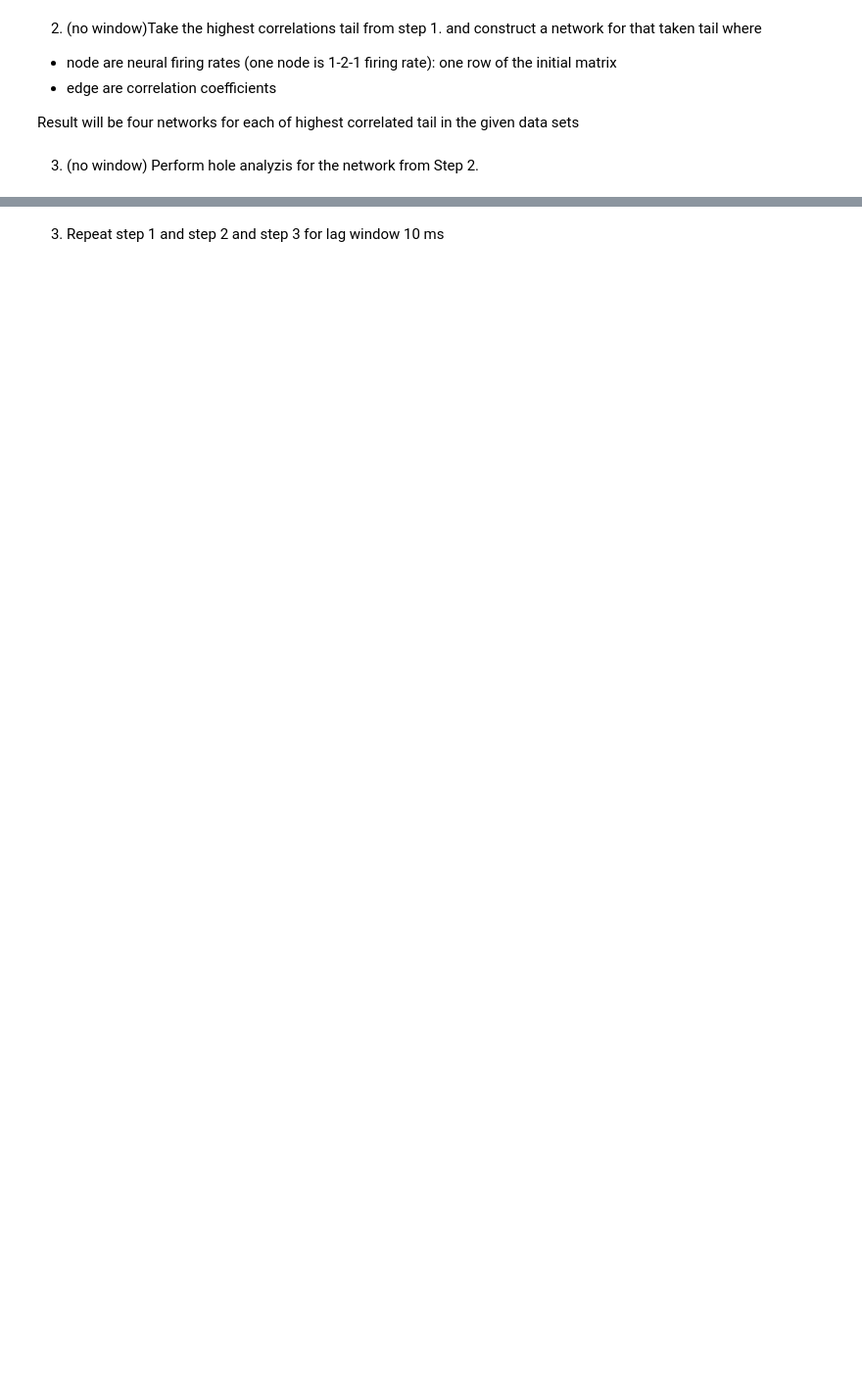
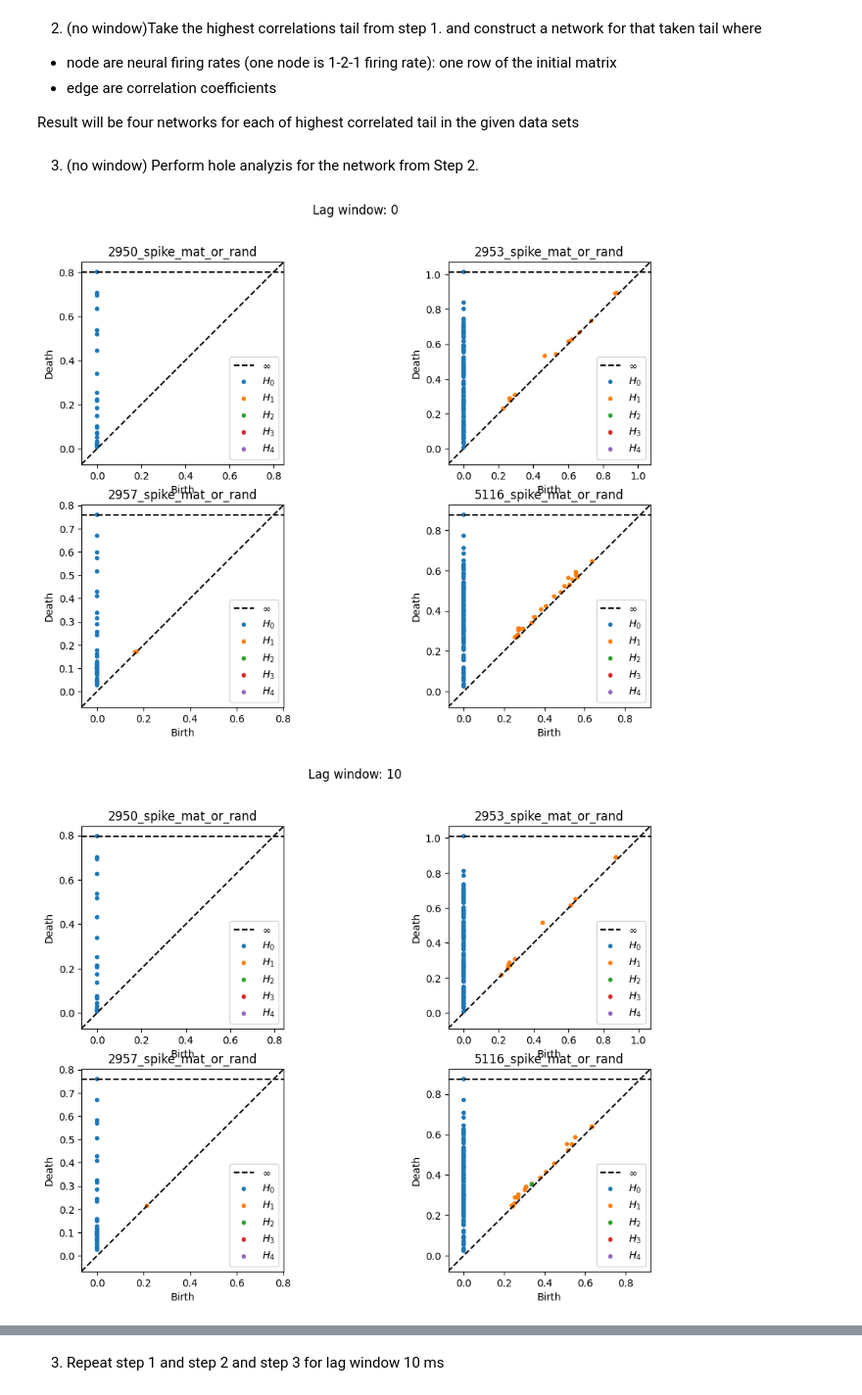
Before and after one commit to kotokote/HigherOrderCorrelations, a Jupyter notebook: codeForPaper/start.ipynb, the cells around one changed output, grey strips where cells are left out. Shown: that part at 98% size. Drawn from its saved outputs; the diff is of its cells as text; code cells hidden in the pictures; blank space fills up the shorter version.

```diff
--- a/codeForPaper/start.ipynb
+++ b/codeForPaper/start.ipynb
@@ -138,3 +150,18 @@ We want to keep the tail representing the highest correlations
 Result will be four networks for each of highest correlated tail in the given data sets
 # %% [markdown]
 3. (no window) Perform hole analyzis for the network from Step 2.
+# %%
+from ripser import ripser
+from persim import plot_diagrams
+
+for lag in [0, 10, 20]:
+    fig, axs = plt.subplots(2, 2, figsize=(12, 8))
+    fig.suptitle(f"Lag window: {lag}")
+    for idx, fn in enumerate(ALL_FILES):
+        with open(f"processed/{fn}_lag_window_{lag}.pkl", "rb") as f:
+            data = pickle.load(f)
+        plot_diagrams(data["ripser"]["dgms"], ax=axs[idx // 2, idx % 2], show=False, title=f"{fn}")
+    plt.show()
+# %% [output]
+[figure, added]
+[figure, added]
```
Also changed, not shown: parts of 4 cells of this notebook, 3 other files.
